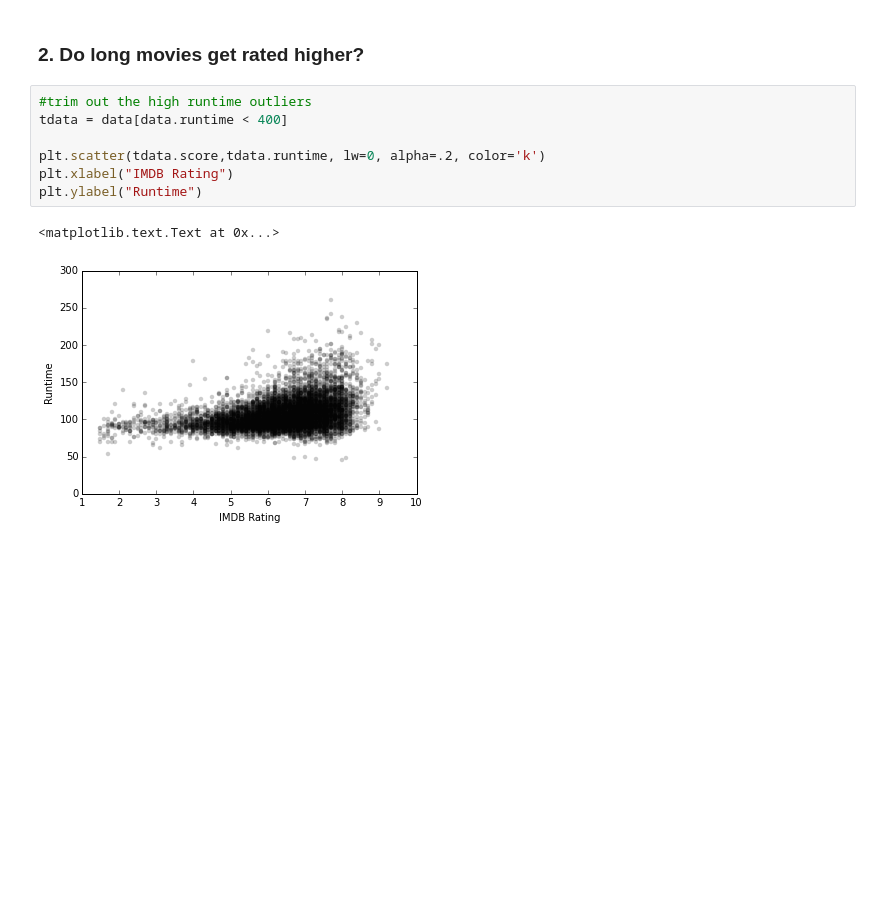
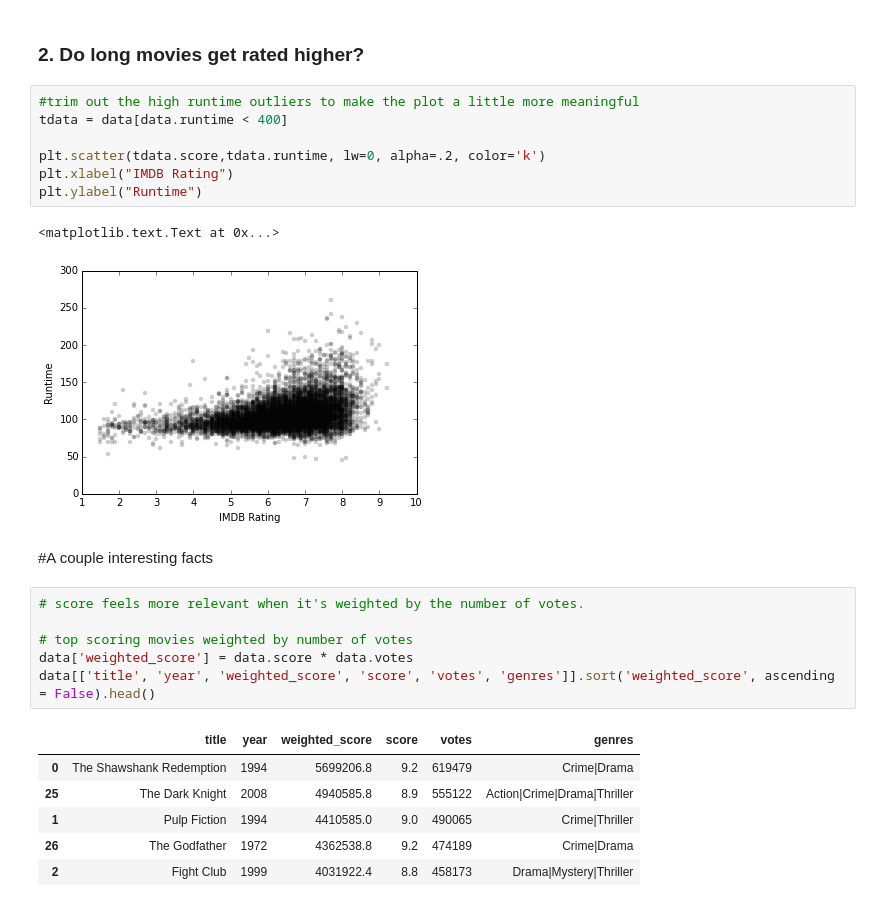
Before and after one commit to williamsnichols/DAT_20_Students, a Jupyter notebook: coreym/Assignment4/Assignment4.1.ipynb, the cells around one changed output. Cells and saved outputs as stored; diff of their text form; blank space fills up the shorter version.

```diff
--- a/coreym/Assignment4/Assignment4.1.ipynb
+++ b/coreym/Assignment4/Assignment4.1.ipynb
@@ -348,7 +351,7 @@ plt.yscale("log")
 # %% [markdown]
 ### 2. Do long movies get rated higher?
 # %%
-#trim out the high runtime outliers
+#trim out the high runtime outliers to make the plot a little more meaningful
 tdata = data[data.runtime < 400]
 
 plt.scatter(tdata.score,tdata.runtime, lw=0, alpha=.2, color='k')
@@ -357,3 +360,18 @@ plt.ylabel("Runtime")
 # %% [output]
 <matplotlib.text.Text at 0x...>
 [figure]
+# %% [markdown]
+#A couple interesting facts
+# %%
+# score feels more relevant when it's weighted by the number of votes.
+
+# top scoring movies weighted by number of votes
+data['weighted_score'] = data.score * data.votes
+data[['title', 'year', 'weighted_score', 'score', 'votes', 'genres']].sort('weighted_score', ascending = False).head()
+# %% [output]
+|  | title | year | weighted_score | score | votes | genres |
+| 0 | The Shawshank Redemption | 1994 | 5699206.8 | 9.2 | 619479 | Crime|Drama |
+| 25 | The Dark Knight | 2008 | 4940585.8 | 8.9 | 555122 | Action|Crime|Drama|Thriller |
+| 1 | Pulp Fiction | 1994 | 4410585.0 | 9.0 | 490065 | Crime|Thriller |
+| 26 | The Godfather | 1972 | 4362538.8 | 9.2 | 474189 | Crime|Drama |
+| 2 | Fight Club | 1999 | 4031922.4 | 8.8 | 458173 | Drama|Mystery|Thriller |
```
Also changed, not shown: parts of 7 cells of this notebook, 2 other files.
